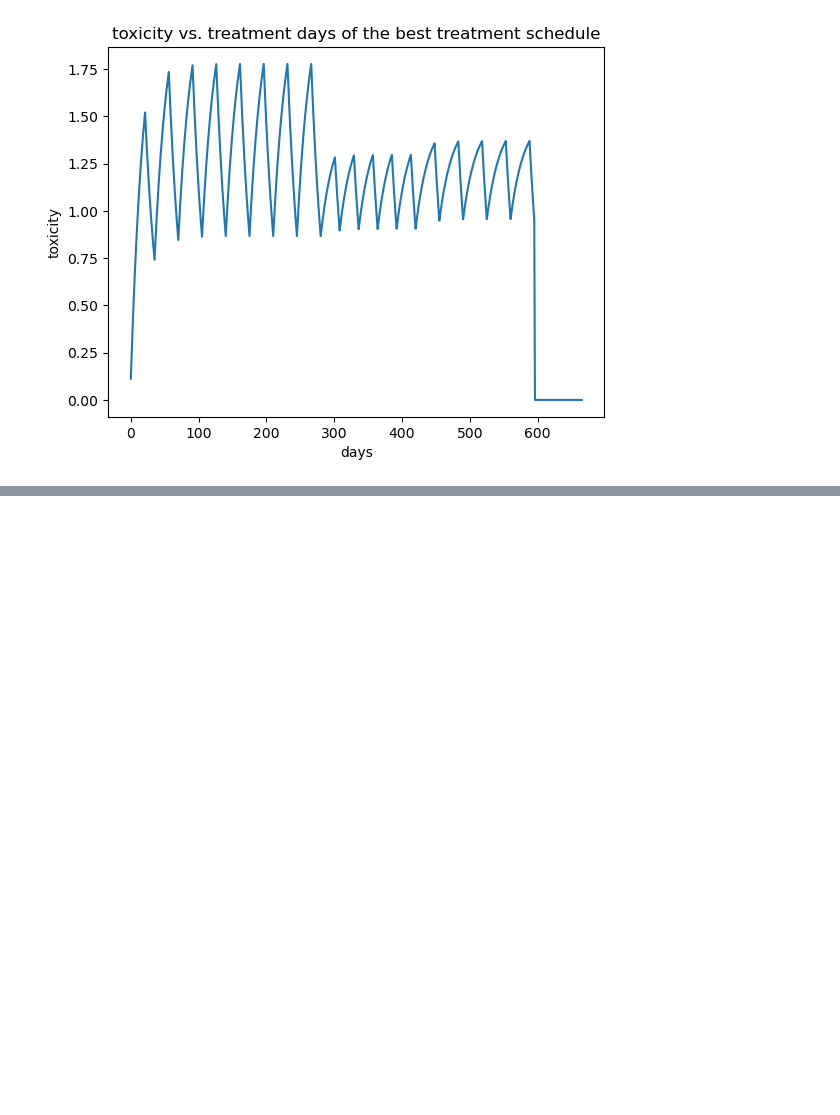
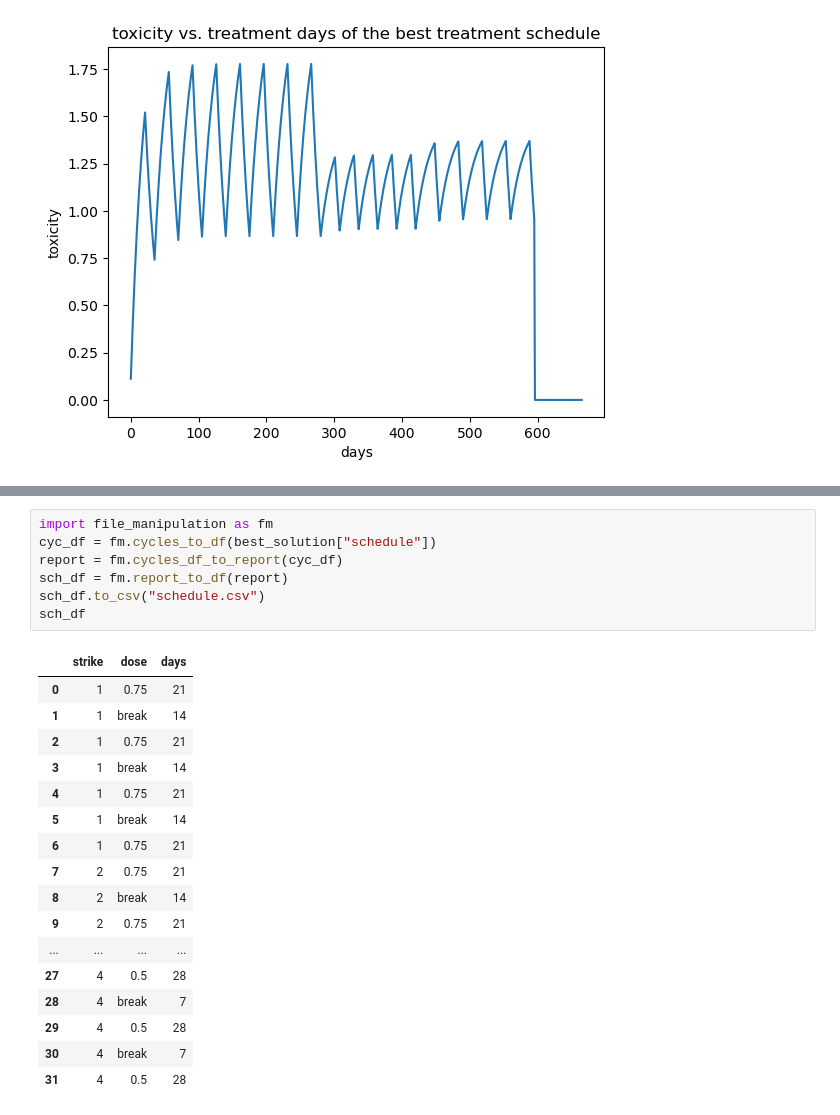
Before and after one commit to tony1747/patient-informed-decision-tool, a Jupyter notebook: main.ipynb, the cells around one changed output, grey strips where cells are left out. Drawn from its saved outputs; the diff is of its cells as text; blank space fills up the shorter version.

Commit message:
Added the schedule table

```diff
--- a/main.ipynb
+++ b/main.ipynb
@@ -140,0 +141,25 @@ plt.title("burden vs. treatment days of the best treatment schedule");
+# %%
+import file_manipulation as fm
+cyc_df = fm.cycles_to_df(best_solution["schedule"])
+report = fm.cycles_df_to_report(cyc_df)
+sch_df = fm.report_to_df(report)
+sch_df.to_csv("schedule.csv")
+sch_df
+# %% [output]
+|  | strike | dose | days |
+| 0 | 1 | 0.75 | 21 |
+| 1 | 1 | break | 14 |
+| 2 | 1 | 0.75 | 21 |
+| 3 | 1 | break | 14 |
+| 4 | 1 | 0.75 | 21 |
+| 5 | 1 | break | 14 |
+| 6 | 1 | 0.75 | 21 |
+| 7 | 2 | 0.75 | 21 |
+| 8 | 2 | break | 14 |
+| 9 | 2 | 0.75 | 21 |
+| ... | ... | ... | ... |
+| 27 | 4 | 0.5 | 28 |
+| 28 | 4 | break | 7 |
+| 29 | 4 | 0.5 | 28 |
+| 30 | 4 | break | 7 |
+| 31 | 4 | 0.5 | 28 |
```
Also changed, not shown: parts of 4 cells of this notebook, 4 other files.
